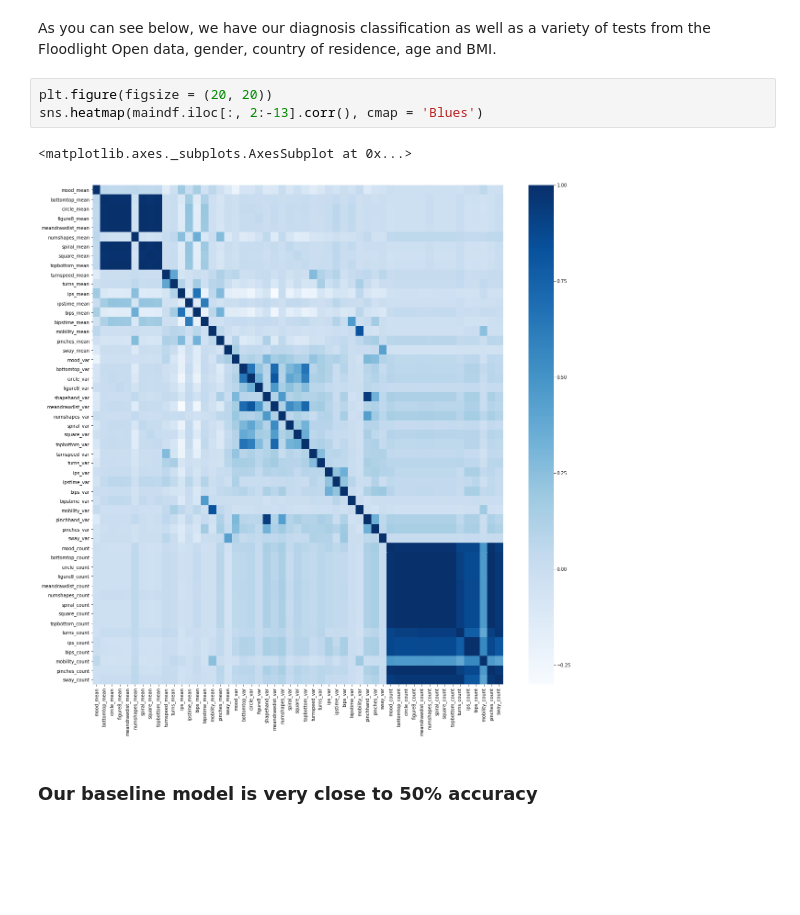
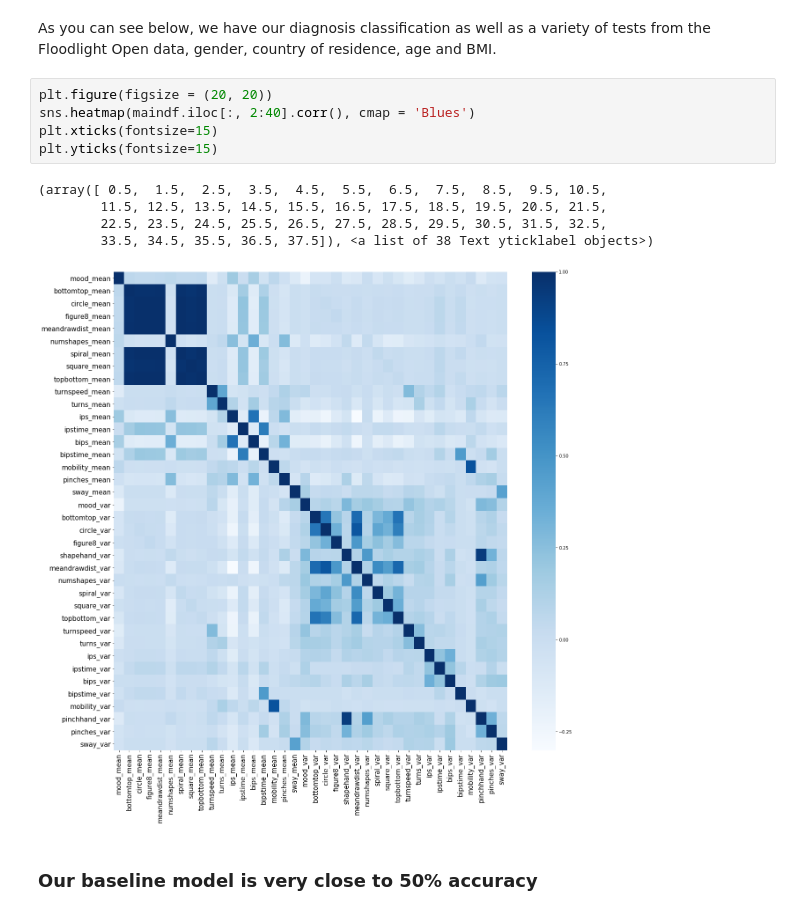
Before and after one commit to ndelrossi7/FloodlightOpenModel, a Jupyter notebook: Mod5Notebook.ipynb, the cells around one changed output. Saved outputs shown, nothing was run; the diff lists cells and outputs as text; blank space fills up the shorter version.

```diff
--- a/Mod5Notebook.ipynb
+++ b/Mod5Notebook.ipynb
@@ -26,10 +26,15 @@ maindf = pd.read_csv('maindf.csv')
 As you can see below, we have our diagnosis classification as well as a variety of tests from the Floodlight Open data, gender, country of residence, age and BMI.
 # %%
 plt.figure(figsize = (20, 20))
-sns.heatmap(maindf.iloc[:, 2:-13].corr(), cmap = 'Blues')
+sns.heatmap(maindf.iloc[:, 2:40].corr(), cmap = 'Blues')
+plt.xticks(fontsize=15)
+plt.yticks(fontsize=15)
 # %% [output]
-<matplotlib.axes._subplots.AxesSubplot at 0x...>
+(array([ 0.5,  1.5,  2.5,  3.5,  4.5,  5.5,  6.5,  7.5,  8.5,  9.5, 10.5,
+        11.5, 12.5, 13.5, 14.5, 15.5, 16.5, 17.5, 18.5, 19.5, 20.5, 21.5,
+        22.5, 23.5, 24.5, 25.5, 26.5, 27.5, 28.5, 29.5, 30.5, 31.5, 32.5,
+        33.5, 34.5, 35.5, 36.5, 37.5]), <a list of 38 Text yticklabel objects>)
-[figure, old version]
+[figure, new version]
 # %% [markdown]
 ### Our baseline model is very close to 50% accuracy
 # %%
```
Also changed, not shown: parts of 1 cell of this notebook, 2 other files.
